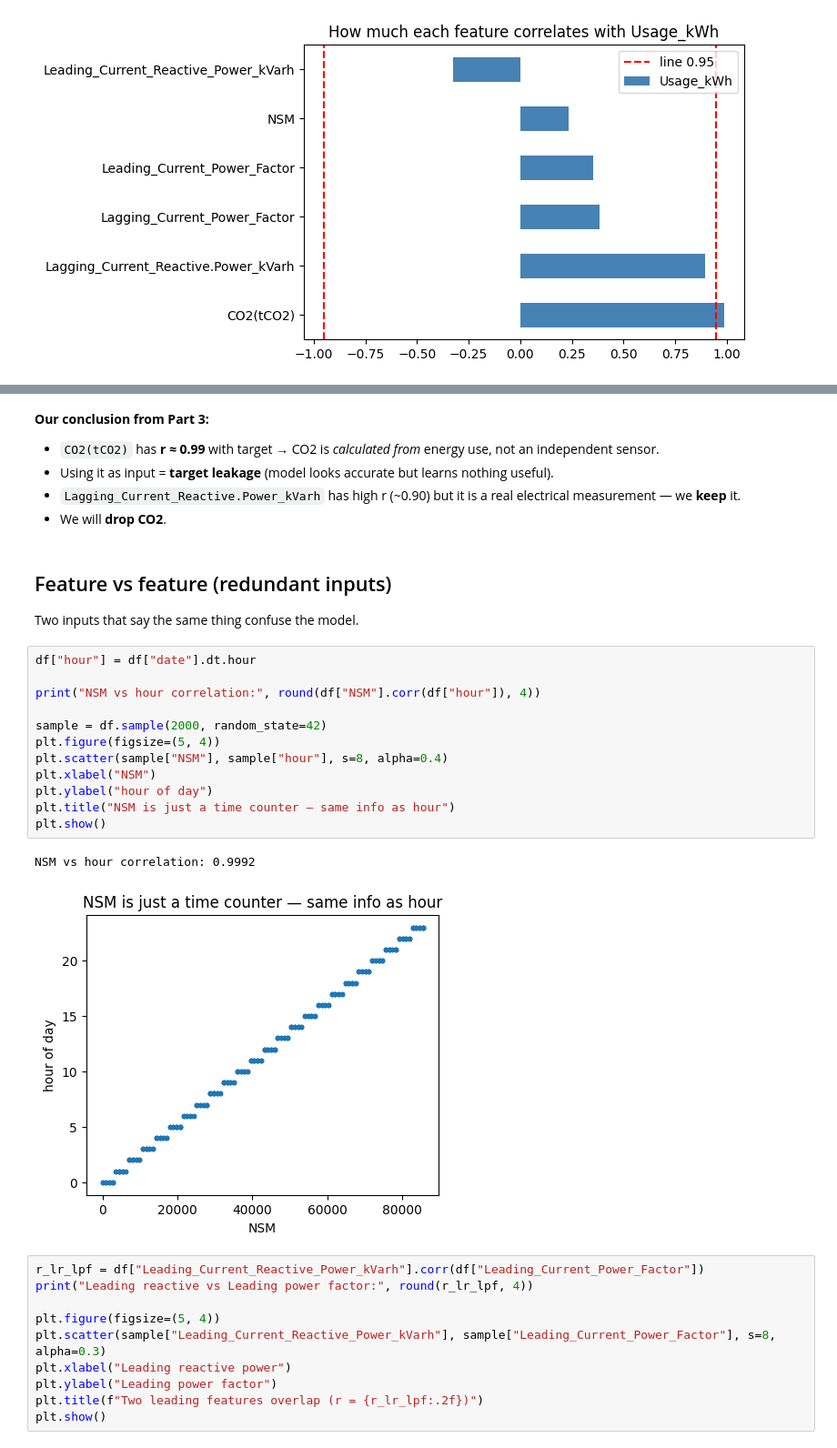
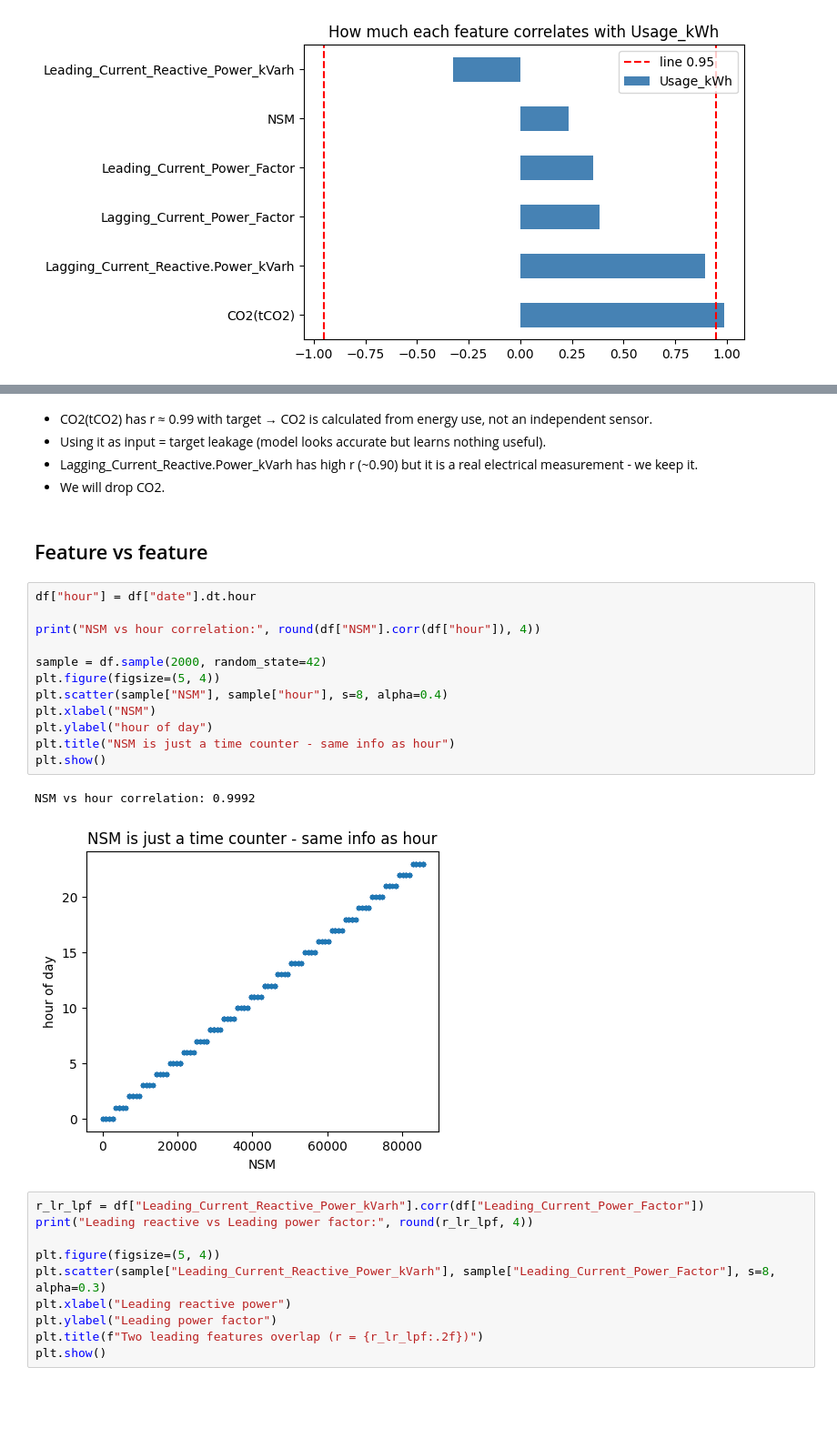
Before and after one commit to Dinith132/steel-industry-energy-consumption, a Jupyter notebook: agent-final/notebooks/preprocess.ipynb, the cells around one changed output, grey strips where cells are left out. Shown at 91% size. Saved outputs shown, nothing was run; the diff lists cells and outputs as text; blank space fills up the shorter version.

```diff
--- a/agent-final/notebooks/preprocess.ipynb
+++ b/agent-final/notebooks/preprocess.ipynb
@@ -176,30 +164,28 @@ plt.show()
 # %% [output]
 [figure]
 # %% [markdown]
-**Our conclusion from Part 3:**
-- `CO2(tCO2)` has **r ≈ 0.99** with target → CO2 is *calculated from* energy use, not an independent sensor.
-- Using it as input = **target leakage** (model looks accurate but learns nothing useful).
-- `Lagging_Current_Reactive.Power_kVarh` has high r (~0.90) but it is a real electrical measurement — we **keep** it.
-- We will **drop CO2**.
+
+- CO2(tCO2) has r ≈ 0.99 with target → CO2 is calculated from energy use, not an independent sensor.
+- Using it as input = target leakage (model looks accurate but learns nothing useful).
+- Lagging_Current_Reactive.Power_kVarh has high r (~0.90) but it is a real electrical measurement - we keep it.
+- We will drop CO2.
 # %% [markdown]
-## Feature vs feature (redundant inputs)
-
-Two inputs that say the same thing confuse the model.
+## Feature vs feature
 # %%
 df["hour"] = df["date"].dt.hour
 
 print("NSM vs hour correlation:", round(df["NSM"].corr(df["hour"]), 4))
 
 sample = df.sample(2000, random_state=42)
 plt.figure(figsize=(5, 4))
 plt.scatter(sample["NSM"], sample["hour"], s=8, alpha=0.4)
 plt.xlabel("NSM")
 plt.ylabel("hour of day")
-plt.title("NSM is just a time counter — same info as hour")
+plt.title("NSM is just a time counter - same info as hour")
 plt.show()
 # %% [output]
 NSM vs hour correlation: 0.9992
-[figure, old version]
+[figure, new version]
 # %%
 r_lr_lpf = df["Leading_Current_Reactive_Power_kVarh"].corr(df["Leading_Current_Power_Factor"])
 print("Leading reactive vs Leading power factor:", round(r_lr_lpf, 4))
```
Also changed, not shown: parts of 17 cells of this notebook, 3 other files.
